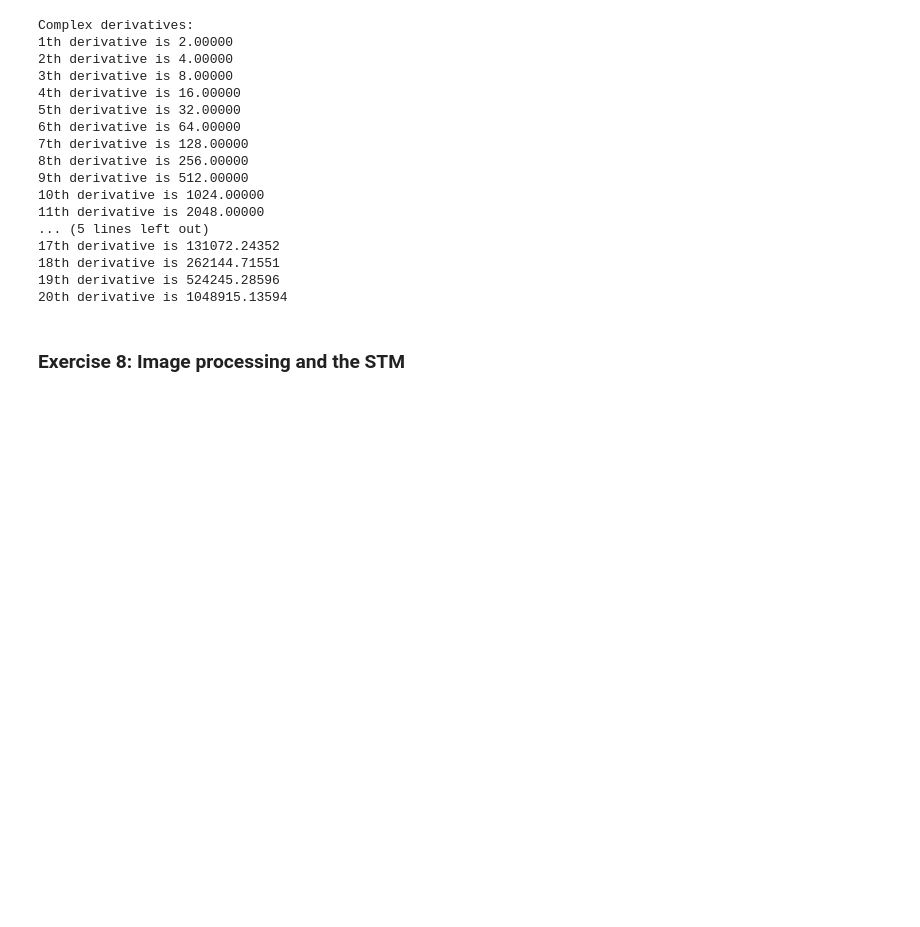
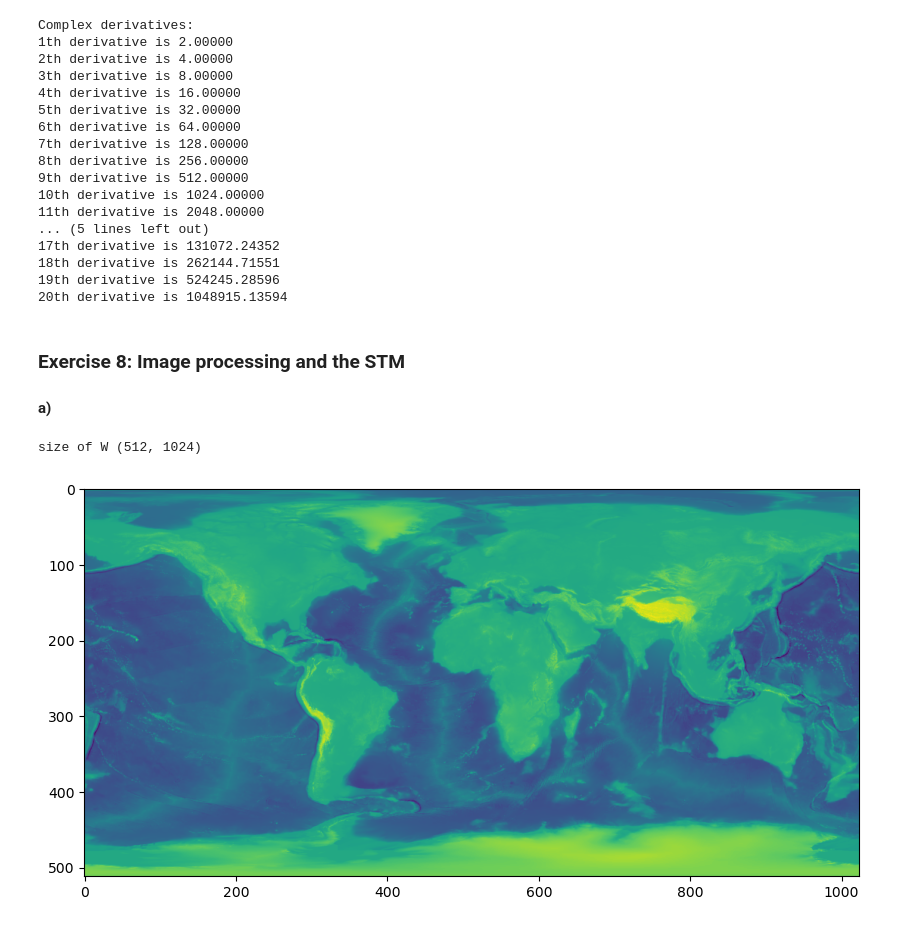
Before and after one commit to AtharvSuryawanshi/Computational-Physics, a Jupyter notebook: Suryawanshi_Atharv_HW2.ipynb, the cells around one changed output. Drawn from its saved outputs; the diff is of its cells as text; code cells hidden in the pictures; blank space fills up the shorter version.

```diff
--- a/Suryawanshi_Atharv_HW2.ipynb
+++ b/Suryawanshi_Atharv_HW2.ipynb
@@ -596,3 +596,16 @@ Complex derivatives:
 20th derivative is 1048915.13594
 # %% [markdown]
 ### Exercise 8: Image processing and the STM
+#### a)
+# %%
+with open('data/altitude.txt') as f:
+    W = [list(map(float, line.strip().split())) for line in f]
+
+W = np.array(W)
+print("size of W",W.shape)
+plt.figure(figsize=(10,7))
+plt.imshow(W)
+plt.show()
+# %% [output]
+size of W (512, 1024)
+[figure, added]
```
Also changed, not shown: parts of 5 cells of this notebook, 1 other file.
